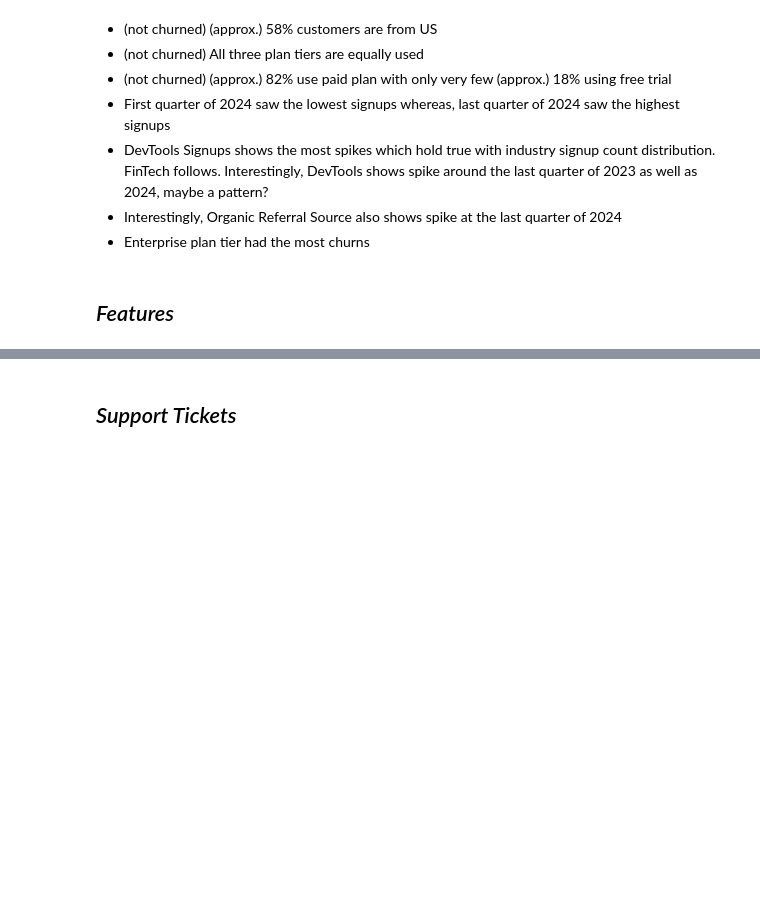
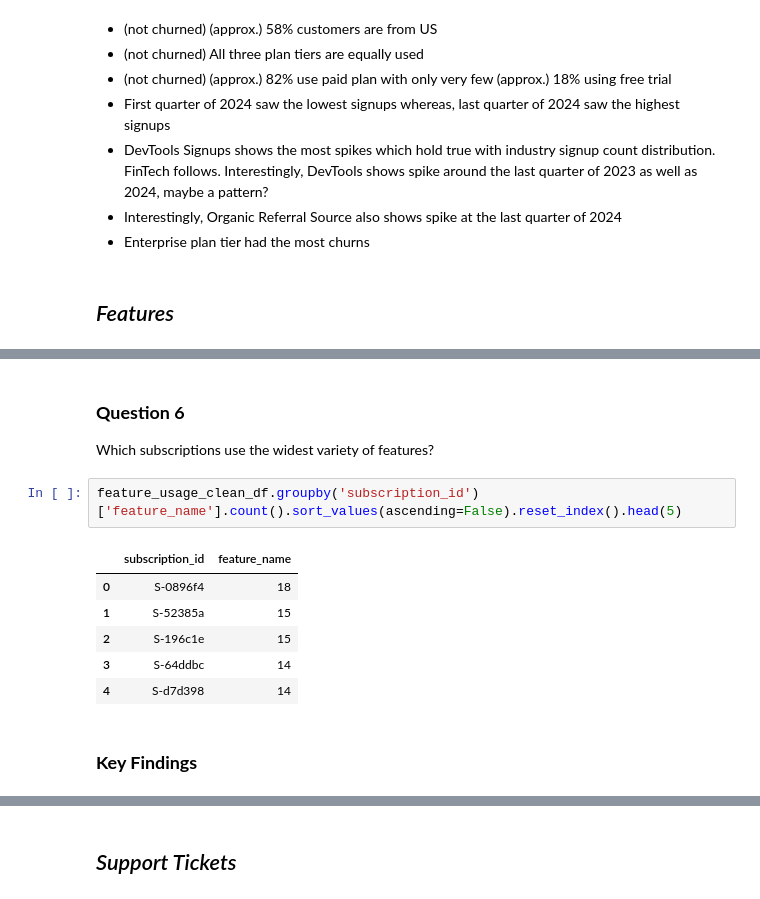
Before and after one commit to UjjwalKarkeyy/Falconstack_SaaS_Growth_Retention, a Jupyter notebook: ETL/etl2_eda.ipynb, the cells around one changed output, grey strips where cells are left out. Saved outputs shown, nothing was run; the diff lists cells and outputs as text; blank space fills up the shorter version.

```diff
--- a/ETL/etl2_eda.ipynb
+++ b/ETL/etl2_eda.ipynb
@@ -219,0 +324,14 @@ Questions
+# %% [markdown]
+### **Question 6**
+Which subscriptions use the widest variety of features?
+# %%
+feature_usage_clean_df.groupby('subscription_id')['feature_name'].count().sort_values(ascending=False).reset_index().head(5)
+# %% [output]
+|  | subscription_id | feature_name |
+| 0 | S-0896f4 | 18 |
+| 1 | S-52385a | 15 |
+| 2 | S-196c1e | 15 |
+| 3 | S-64ddbc | 14 |
+| 4 | S-d7d398 | 14 |
+# %% [markdown]
+### **Key Findings**
```
Also changed, not shown: parts of 37 cells of this notebook.
